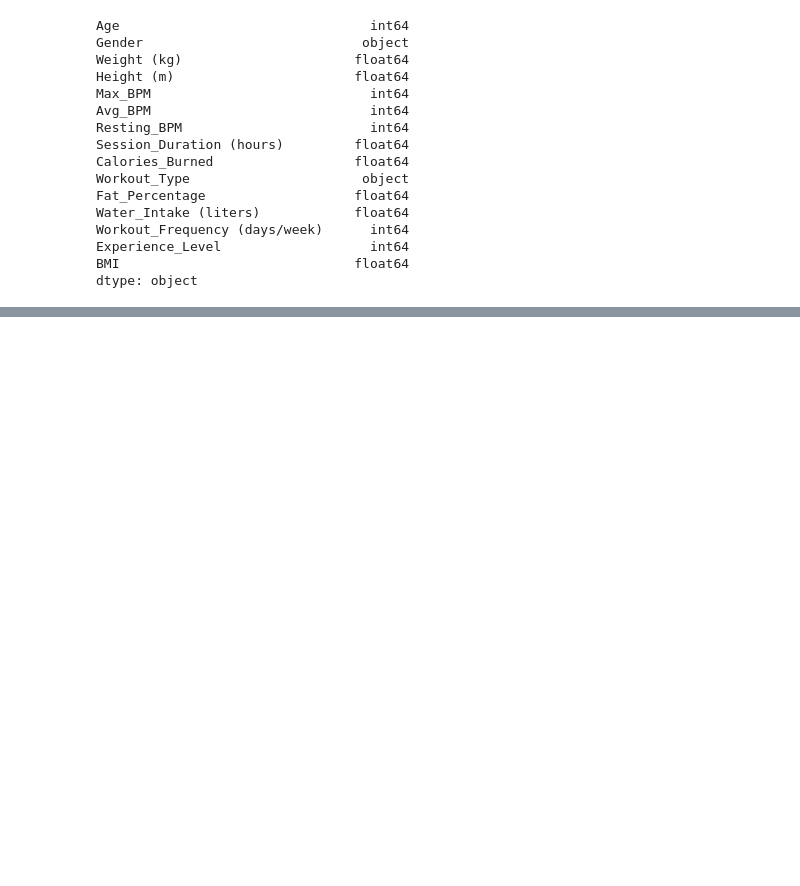
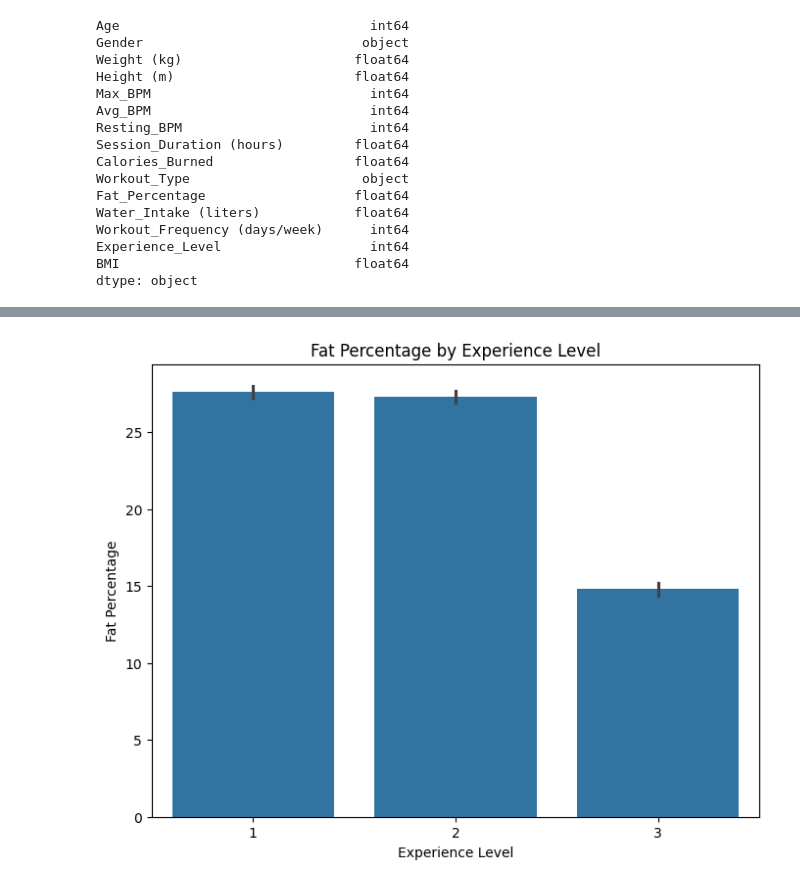
Before and after one commit to rajkumarpawar/Gym_Members_Exercersise_Tracking, a Jupyter notebook: Gym_Exercise.ipynb, the cells around one changed output, grey strips where cells are left out. Cells and saved outputs as stored; diff of their text form; code cells hidden in the pictures; blank space fills up the shorter version.

```diff
--- a/Gym_Exercise.ipynb
+++ b/Gym_Exercise.ipynb
@@ -146,0 +244,10 @@ outliers_iqr
+# %%
+# Fat Percentage by Experience Level
+plt.figure(figsize=(8, 6))
+sns.barplot(data=Gym_New, x='Experience_Level', y='Fat_Percentage')
+plt.title('Fat Percentage by Experience Level')
+plt.xlabel('Experience Level')
+plt.ylabel('Fat Percentage')
+plt.show()
+# %% [output]
+[figure, added]
```
Also changed, not shown: parts of 35 cells of this notebook.
